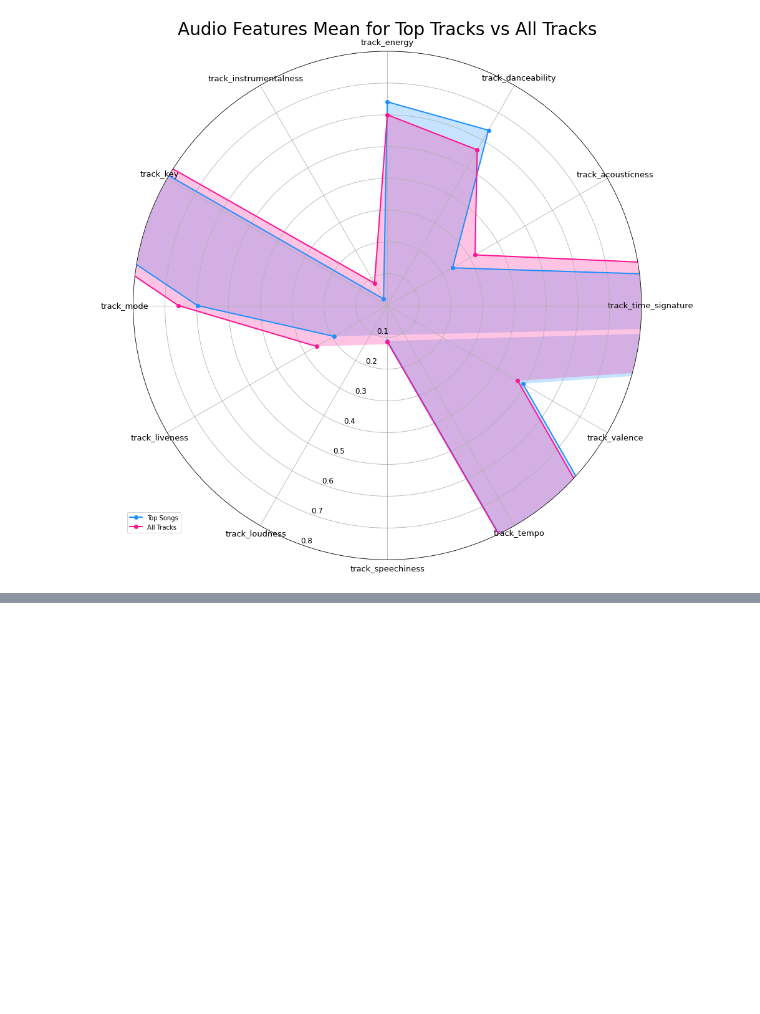
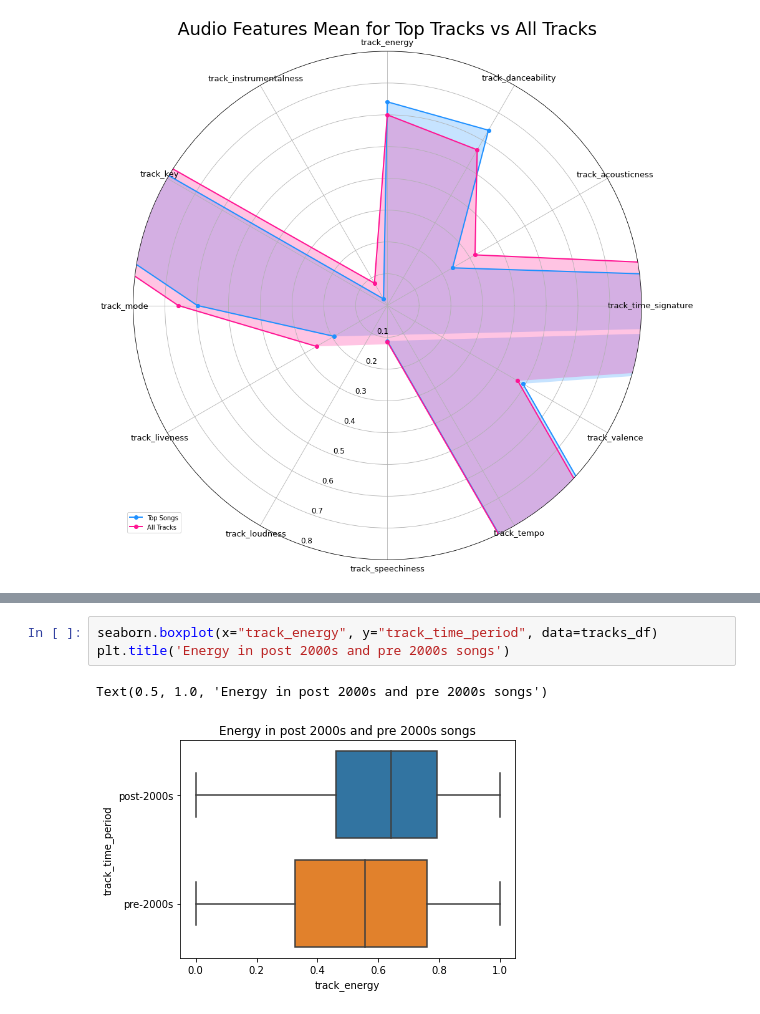
Before and after one commit to mariamabdelati/lyricalanalysis, a Jupyter notebook: 4_EDA/track_features_EDA.ipynb, the cells around one changed output, grey strips where cells are left out. Cells and saved outputs as stored; diff of their text form; blank space fills up the shorter version.

```diff
--- a/4_EDA/track_features_EDA.ipynb
+++ b/4_EDA/track_features_EDA.ipynb
@@ -322,0 +343,6 @@ plt.legend(bbox_to_anchor=(0.1, 0.1))
+# %%
+seaborn.boxplot(x="track_energy", y="track_time_period", data=tracks_df)
+plt.title('Energy in post 2000s and pre 2000s songs')
+# %% [output]
+Text(0.5, 1.0, 'Energy in post 2000s and pre 2000s songs')
+[figure, added]
```
Also changed, not shown: parts of 63 cells of this notebook.
